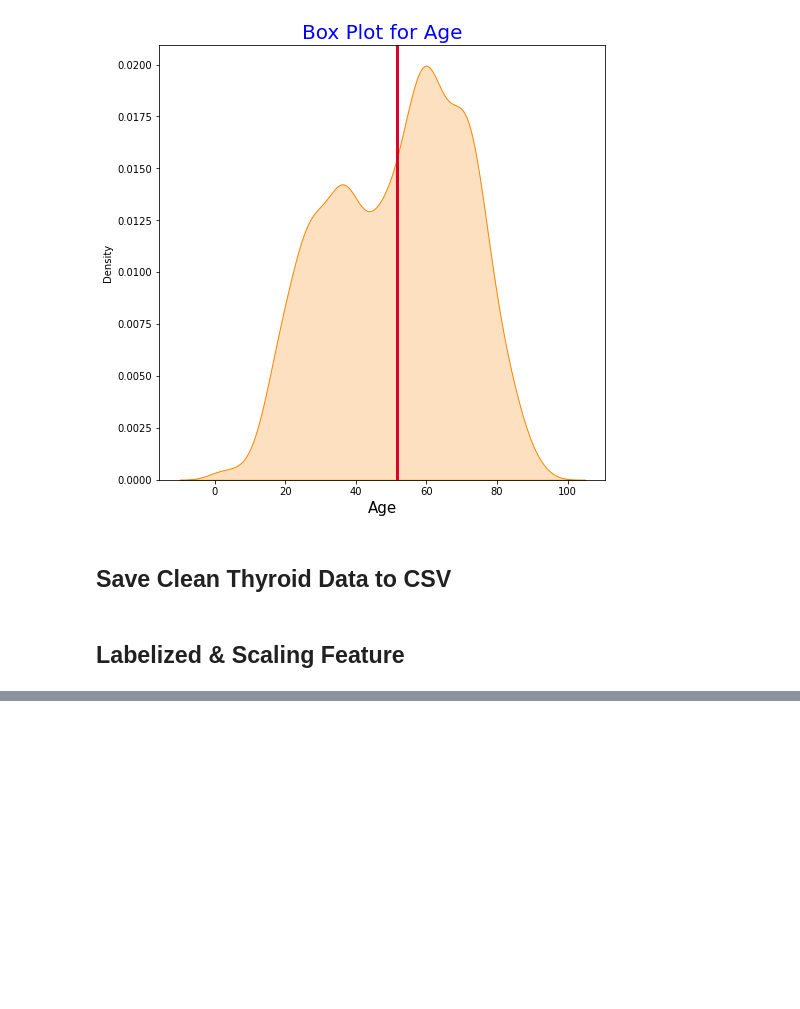
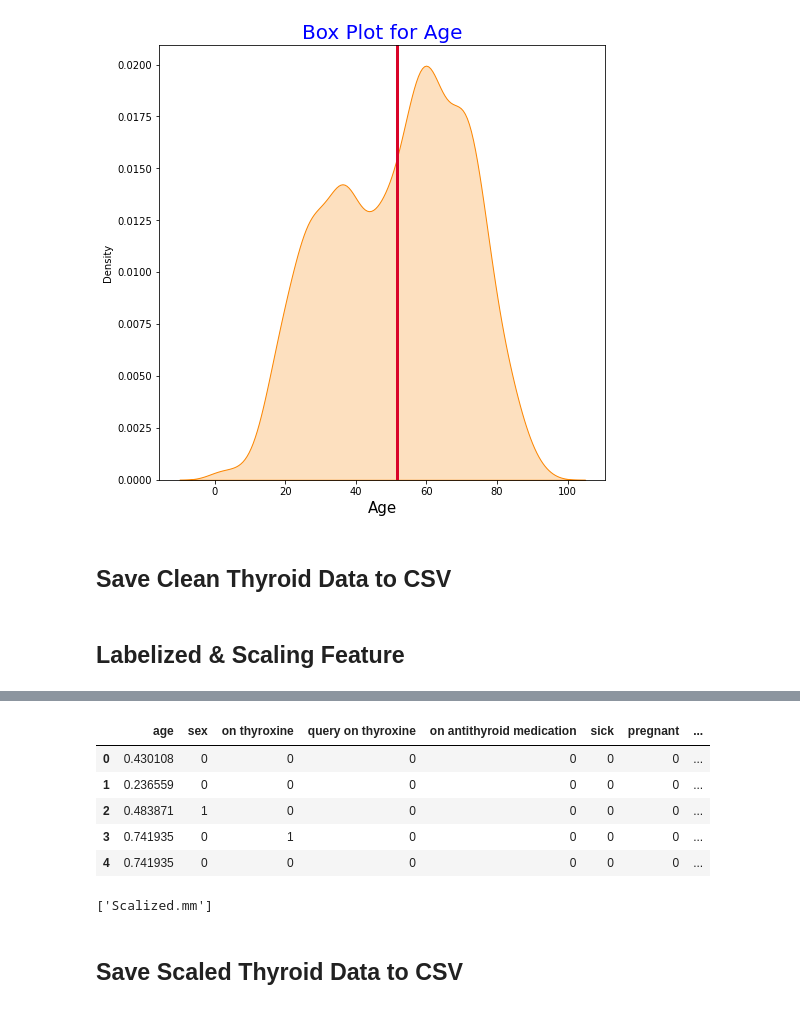
Before and after one commit to PoojaDasIndia/Thyroid-Disease-Detection, a Jupyter notebook: Thyroid Disease Detection.ipynb, the cells around one changed output, grey strips where cells are left out. Saved outputs shown, nothing was run; the diff lists cells and outputs as text; code cells hidden in the pictures; blank space fills up the shorter version.

```diff
--- a/Thyroid Disease Detection.ipynb
+++ b/Thyroid Disease Detection.ipynb
@@ -703,0 +739,3 @@ le = LabelEncoder()
+# %%
+from sklearn.preprocessing import MinMaxScaler
+mm = MinMaxScaler()
@@ -703,0 +751,21 @@ le = LabelEncoder()
+# %%
+# Scalized Numerical Feature
+
+data_scale[num_col] = mm.fit_transform(data_scale[num_col])
+# %%
+data_scale.head()
+# %% [output]
+|  | age | sex | on thyroxine | query on thyroxine | on antithyroid medication | sick | pregnant | ... |
+| 0 | 0.430108 | 0 | 0 | 0 | 0 | 0 | 0 | ... |
+| 1 | 0.236559 | 0 | 0 | 0 | 0 | 0 | 0 | ... |
+| 2 | 0.483871 | 1 | 0 | 0 | 0 | 0 | 0 | ... |
+| 3 | 0.741935 | 0 | 1 | 0 | 0 | 0 | 0 | ... |
+| 4 | 0.741935 | 0 | 0 | 0 | 0 | 0 | 0 | ... |
+# %%
+# Saving Scalized Method
+
+joblib.dump(mm,'Scalized.mm')
+# %% [output]
+['Scalized.mm']
+# %% [markdown]
+## Save Scaled Thyroid Data to CSV
```
Also changed, not shown: parts of 9 cells of this notebook, 3 other files.
